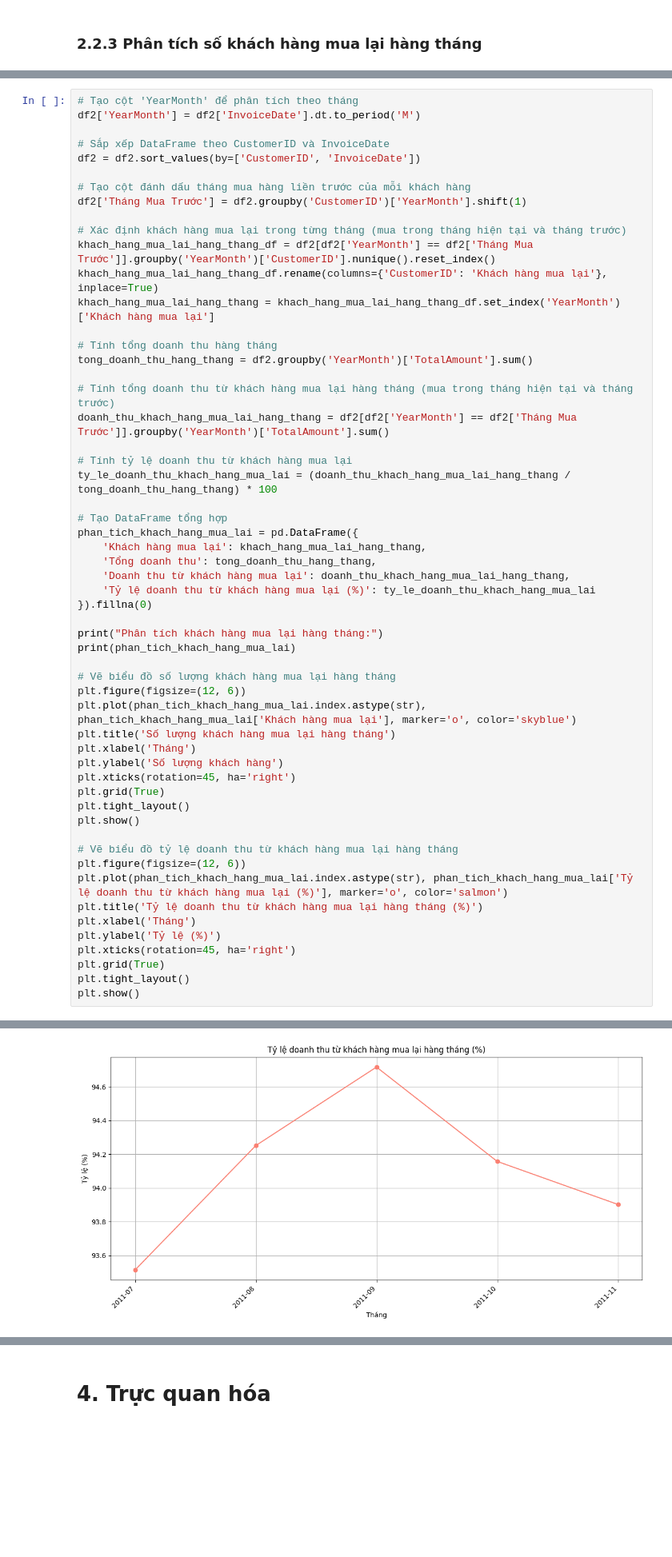
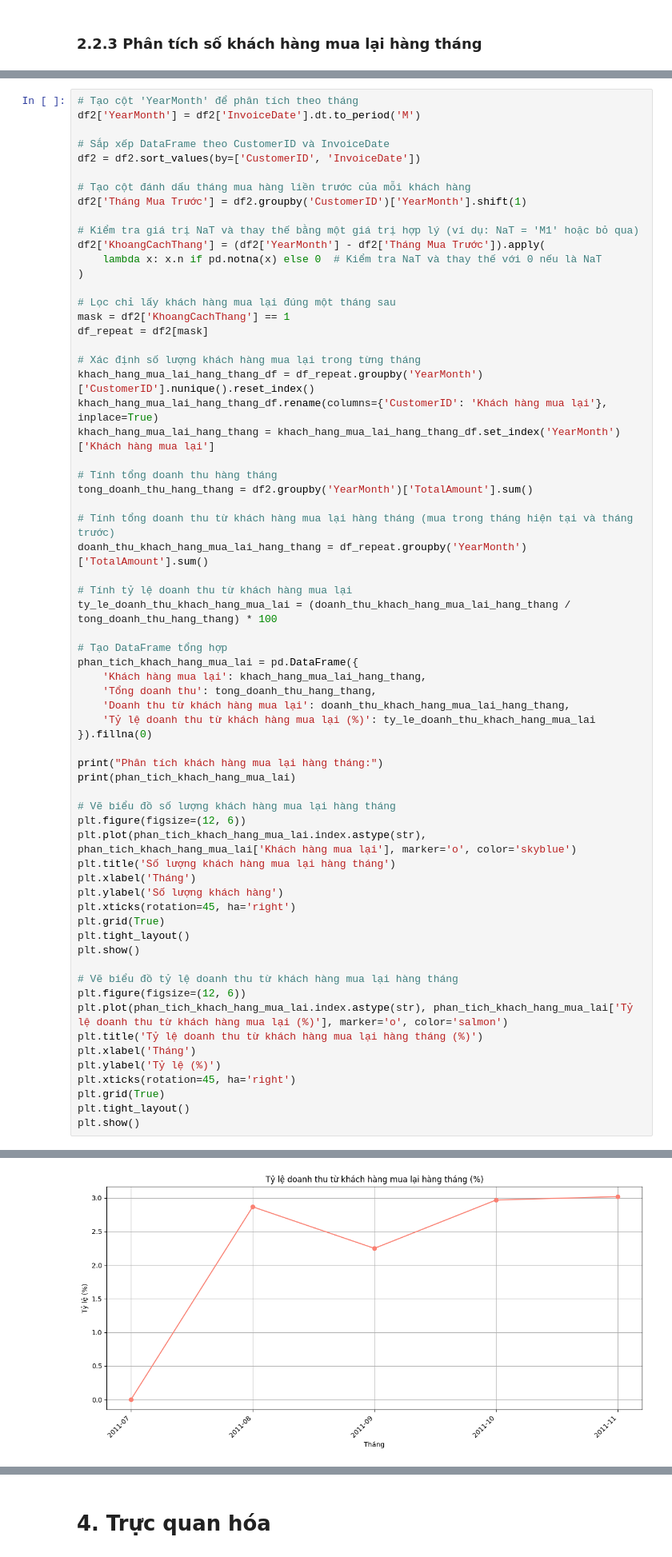
Before and after one commit to caboifvd/Pentabytes, a Jupyter notebook: Online_Retail_Analysis_Project.ipynb, the cells around one changed output, grey strips where cells are left out. Shown at 80% size. Saved outputs shown, nothing was run; the diff lists cells and outputs as text; blank space fills up the shorter version.

```diff
--- a/Online_Retail_Analysis_Project.ipynb
+++ b/Online_Retail_Analysis_Project.ipynb
@@ -563,8 +606,17 @@ df2 = df2.sort_values(by=['CustomerID', 'InvoiceDate'])
 # Tạo cột đánh dấu tháng mua hàng liền trước của mỗi khách hàng
 df2['Tháng Mua Trước'] = df2.groupby('CustomerID')['YearMonth'].shift(1)
 
-# Xác định khách hàng mua lại trong từng tháng (mua trong tháng hiện tại và tháng trước)
-khach_hang_mua_lai_hang_thang_df = df2[df2['YearMonth'] == df2['Tháng Mua Trước']].groupby('YearMonth')['CustomerID'].nunique().reset_index()
+# Kiểm tra giá trị NaT và thay thế bằng một giá trị hợp lý (ví dụ: NaT = 'M1' hoặc bỏ qua)
+df2['KhoangCachThang'] = (df2['YearMonth'] - df2['Tháng Mua Trước']).apply(
+    lambda x: x.n if pd.notna(x) else 0  # Kiểm tra NaT và thay thế với 0 nếu là NaT
+)
+
+# Lọc chỉ lấy khách hàng mua lại đúng một tháng sau
+mask = df2['KhoangCachThang'] == 1
+df_repeat = df2[mask]
+
+# Xác định số lượng khách hàng mua lại trong từng tháng
+khach_hang_mua_lai_hang_thang_df = df_repeat.groupby('YearMonth')['CustomerID'].nunique().reset_index()
 khach_hang_mua_lai_hang_thang_df.rename(columns={'CustomerID': 'Khách hàng mua lại'}, inplace=True)
 khach_hang_mua_lai_hang_thang = khach_hang_mua_lai_hang_thang_df.set_index('YearMonth')['Khách hàng mua lại']
 
@@ -572,7 +624,7 @@ khach_hang_mua_lai_hang_thang = khach_hang_mua_lai_hang_thang_df.set_index('Year
 tong_doanh_thu_hang_thang = df2.groupby('YearMonth')['TotalAmount'].sum()
 
 # Tính tổng doanh thu từ khách hàng mua lại hàng tháng (mua trong tháng hiện tại và tháng trước)
-doanh_thu_khach_hang_mua_lai_hang_thang = df2[df2['YearMonth'] == df2['Tháng Mua Trước']].groupby('YearMonth')['TotalAmount'].sum()
+doanh_thu_khach_hang_mua_lai_hang_thang = df_repeat.groupby('YearMonth')['TotalAmount'].sum()
 
 # Tính tỷ lệ doanh thu từ khách hàng mua lại
 ty_le_doanh_thu_khach_hang_mua_lai = (doanh_thu_khach_hang_mua_lai_hang_thang / tong_doanh_thu_hang_thang) * 100
@@ -631 +683 @@ YearMonth
-[figure, old version]
+[figure, new version]
```
Also changed, not shown: parts of 20 cells of this notebook.
